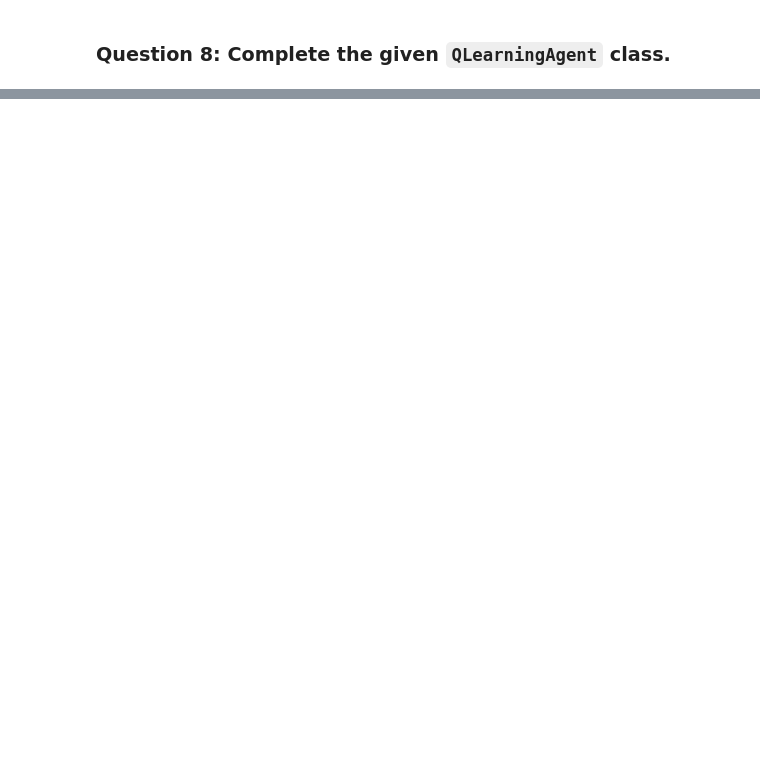
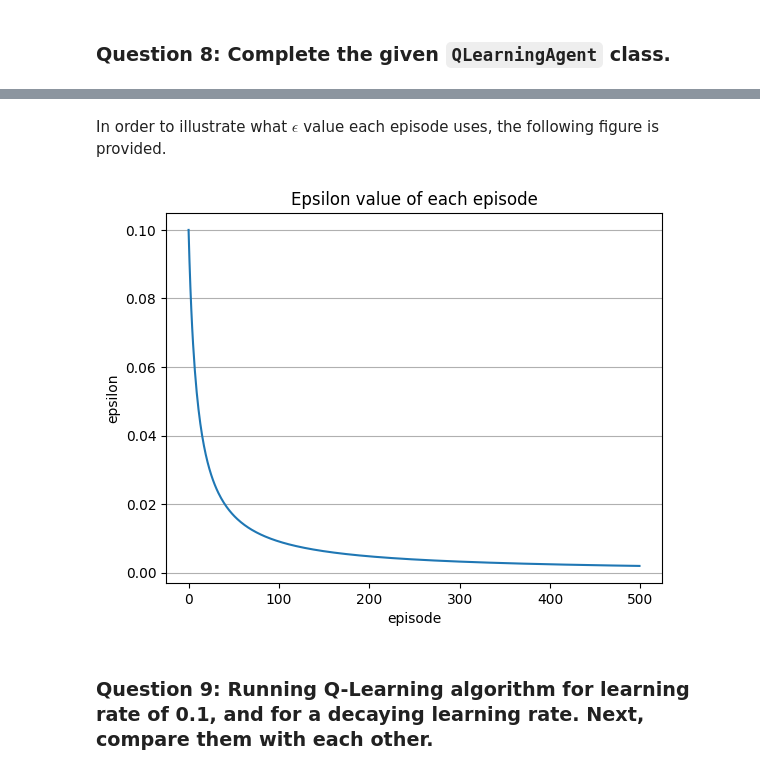
Before and after one commit to ALotov2000/gym-frozen-lake-and-taxi-solved-by-reinforcement-learning, a Jupyter notebook: src/main.ipynb, the cells around one changed output, grey strips where cells are left out. Saved outputs shown, nothing was run; the diff lists cells and outputs as text; code cells hidden in the pictures; blank space fills up the shorter version.

```diff
--- a/src/main.ipynb
+++ b/src/main.ipynb
@@ -28,14 +28,15 @@ from typing import *
 EPSILON = 0.1
 LEARNING_RATE = 0.1
 DISCOUNT = 0.9
+DECAY_RATE = 0.1
 
 # Q-learning parameters
-REPS = 20
-EPISODES = 2000
+REPS = 5
+EPISODES = 500
 TIME_LIMIT = 200
 
-DO_RENDER = False
-RENDER_FPS = 20
+DO_RENDER = True
+RENDER_FPS = 10
 
 STUDENT_NUM = 573
 # %%
@@ -419,3 +434,18 @@ which if taken will maximize $Q(s, a)$ for all the percepts received.
+# %% [markdown]
+In order to illustrate what $\epsilon$ value each episode uses, the following figure is provided.
+# %%
+epsilon = lambda n: EPSILON / (1 + DECAY_RATE * n)
+vectorized_epsilon = np.vectorize(epsilon)
+
+fig, ax = plt.subplots()
+ax.plot(vectorized_epsilon(np.arange(EPISODES)))
+ax.grid(True, axis='y')
+ax.set_xlabel('episode')
+ax.set_ylabel('epsilon')
+ax.set_title('Epsilon value of each episode')
+plt.show()
+# %% [output]
+[figure, added]
 # %%
 class QLearningAgent:
     def __init__(self: Self,
@@ -486,3 +516,5 @@ class QLearningAgent:
         return st
 
     __str__ = __repr__
+# %% [markdown]
+### Question 9: Running Q-Learning algorithm for learning rate of 0.1, and for a decaying learning rate. Next, compare them with each other. <a name='2-9'></a>
```
Also changed, not shown: parts of 29 cells of this notebook.
